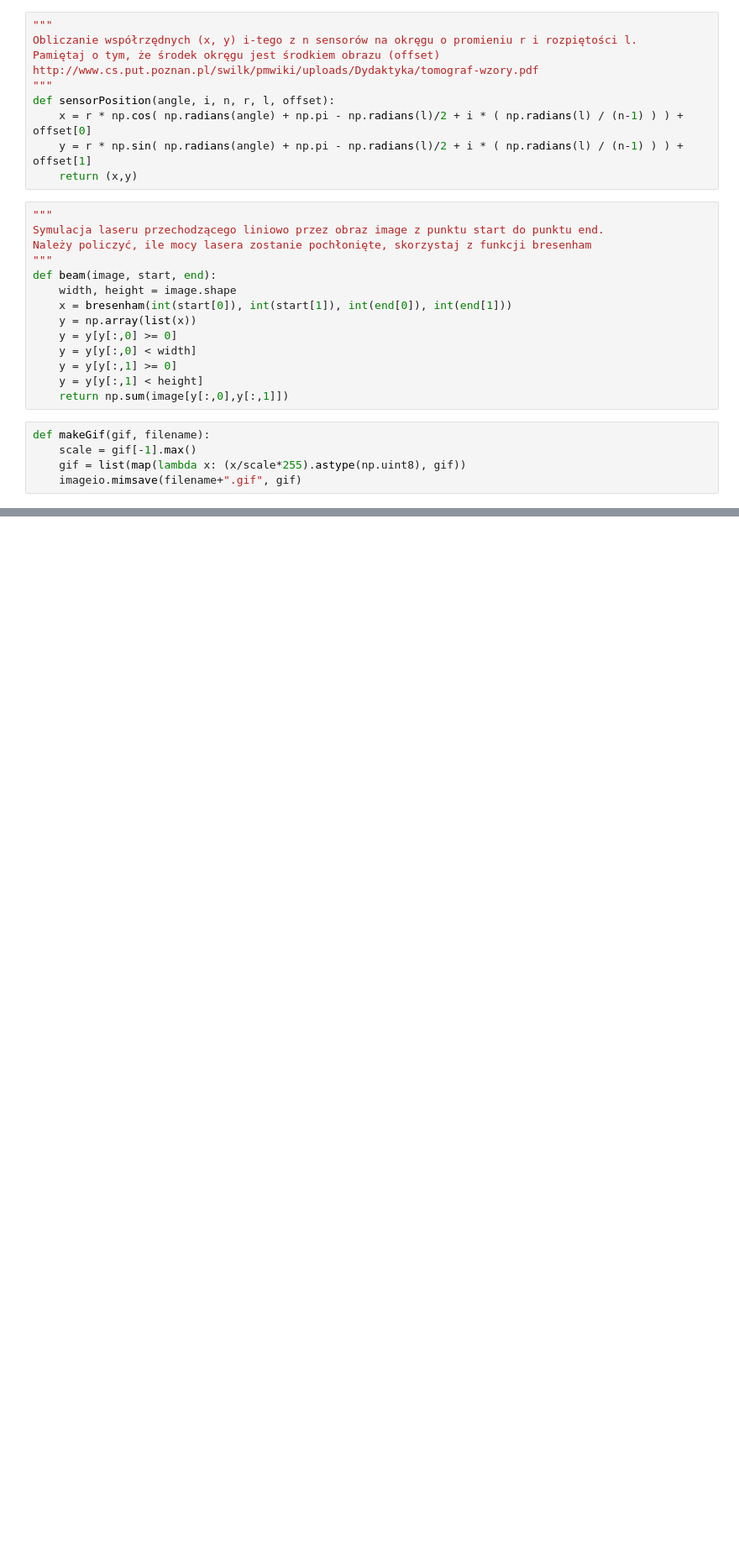
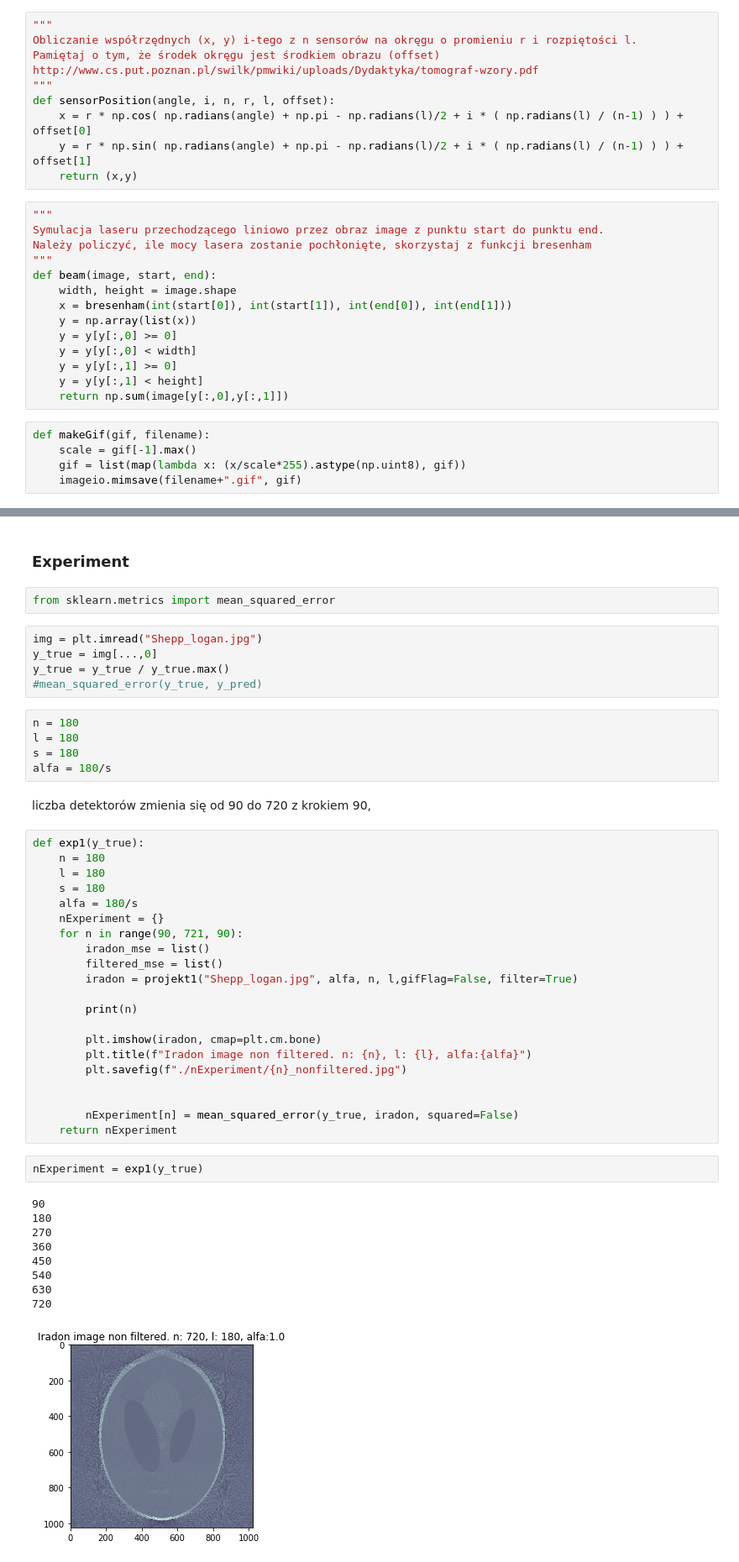
Before and after one commit to jedlin21/tomograf, a Jupyter notebook: Projekt-Tomograf.ipynb, the cells around one changed output, grey strips where cells are left out. Shown at 84% size. Drawn from its saved outputs; the diff is of its cells as text; blank space fills up the shorter version.

```diff
--- a/Projekt-Tomograf.ipynb
+++ b/Projekt-Tomograf.ipynb
@@ -200,0 +291,49 @@ angle 20
+# %% [markdown]
+### Experiment
+# %%
+from sklearn.metrics import mean_squared_error
+# %%
+img = plt.imread("Shepp_logan.jpg")
+y_true = img[...,0]
+y_true = y_true / y_true.max()
+#mean_squared_error(y_true, y_pred)
+# %%
+n = 180
+l = 180
+s = 180
+alfa = 180/s
+# %% [markdown]
+liczba detektorów zmienia się od 90 do 720 z krokiem 90,
+# %%
+def exp1(y_true):
+    n = 180
+    l = 180
+    s = 180
+    alfa = 180/s
+    nExperiment = {}
+    for n in range(90, 721, 90):
+        iradon_mse = list()
+        filtered_mse = list()
+        iradon = projekt1("Shepp_logan.jpg", alfa, n, l,gifFlag=False, filter=True)
+
+        print(n)
+
+        plt.imshow(iradon, cmap=plt.cm.bone)
+        plt.title(f"Iradon image non filtered. n: {n}, l: {l}, alfa:{alfa}")
+        plt.savefig(f"./nExperiment/{n}_nonfiltered.jpg")
+
+
+        nExperiment[n] = mean_squared_error(y_true, iradon, squared=False)
+    return nExperiment
+# %%
+nExperiment = exp1(y_true)
+# %% [output]
+90
+180
+270
+360
+450
+540
+630
+720
+[figure, added]
```
Also changed, not shown: parts of 32 cells of this notebook, 21 other files.
